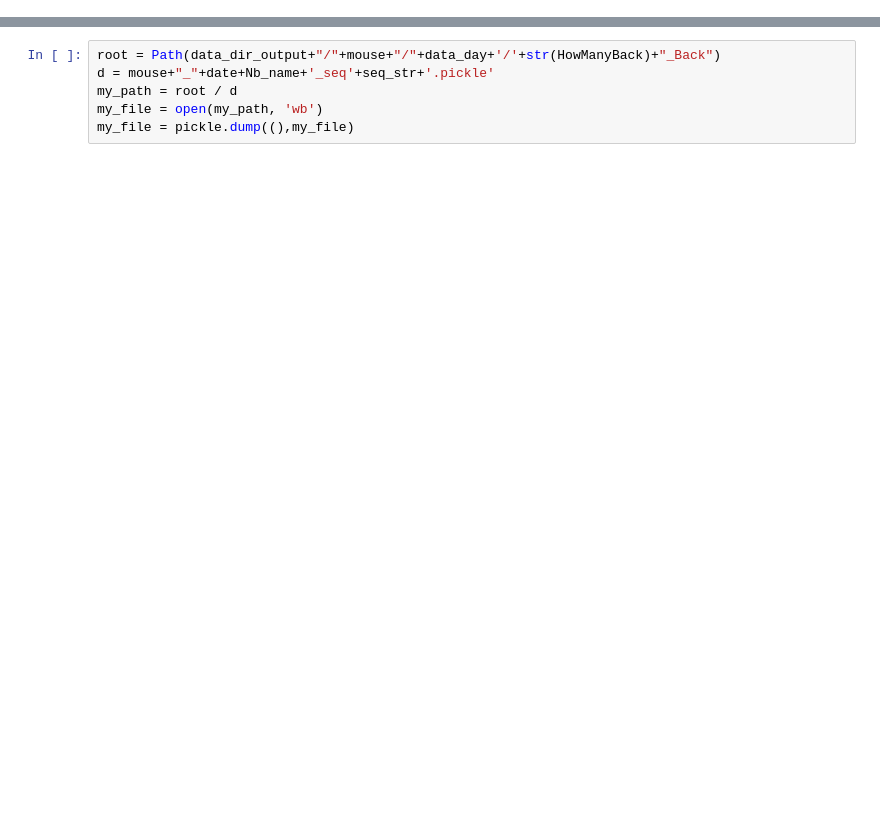
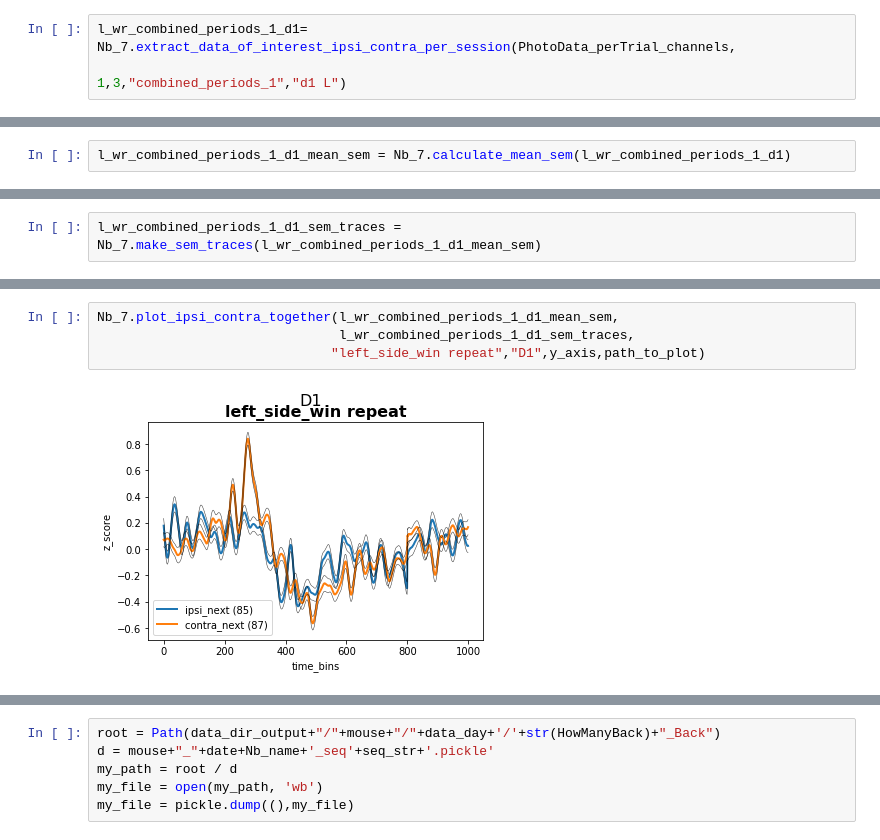
Before and after one commit to gilmandelbaum/analysis-pipeline-for-photometry_ex, a Jupyter notebook: papermill_and_helper_functions/TestOutPut.ipynb, the cells around one changed output, grey strips where cells are left out. Saved outputs shown, nothing was run; the diff lists cells and outputs as text; blank space fills up the shorter version.

```diff
--- a/papermill_and_helper_functions/TestOutPut.ipynb
+++ b/papermill_and_helper_functions/TestOutPut.ipynb
@@ -48,0 +99,3 @@ photo_day = "T187-152018"
+# %%
+l_wr_combined_periods_1_d1= Nb_7.extract_data_of_interest_ipsi_contra_per_session(PhotoData_perTrial_channels,
+                                                                      1,3,"combined_periods_1","d1 L")
@@ -48,0 +111,2 @@ photo_day = "T187-152018"
+# %%
+l_wr_combined_periods_1_d1_mean_sem = Nb_7.calculate_mean_sem(l_wr_combined_periods_1_d1)
@@ -48,0 +121,2 @@ photo_day = "T187-152018"
+# %%
+l_wr_combined_periods_1_d1_sem_traces = Nb_7.make_sem_traces(l_wr_combined_periods_1_d1_mean_sem)
@@ -48,0 +139,6 @@ photo_day = "T187-152018"
+# %%
+Nb_7.plot_ipsi_contra_together(l_wr_combined_periods_1_d1_mean_sem,
+                               l_wr_combined_periods_1_d1_sem_traces,
+                              "left_side_win repeat","D1",y_axis,path_to_plot)
+# %% [output]
+[figure, added]
```
Also changed, not shown: parts of 31 cells of this notebook, 7 other files.
